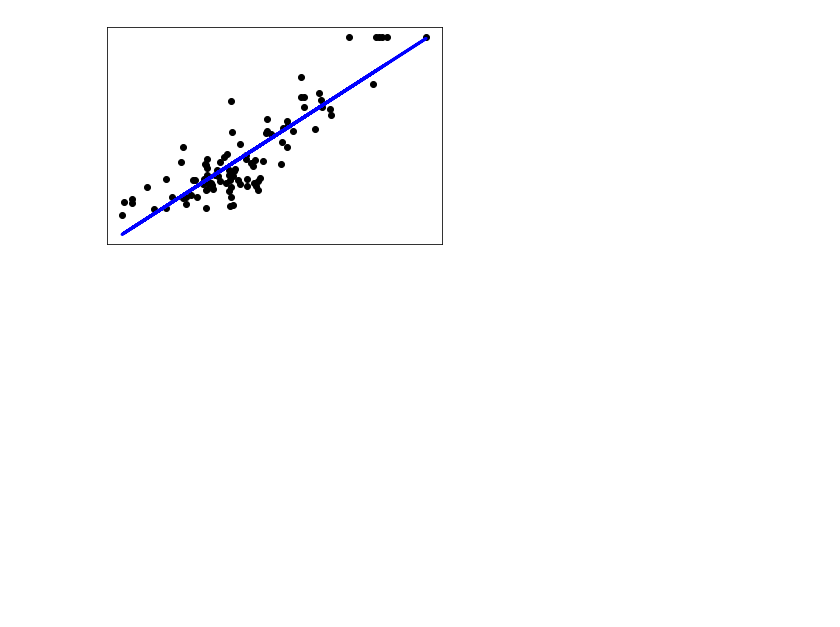
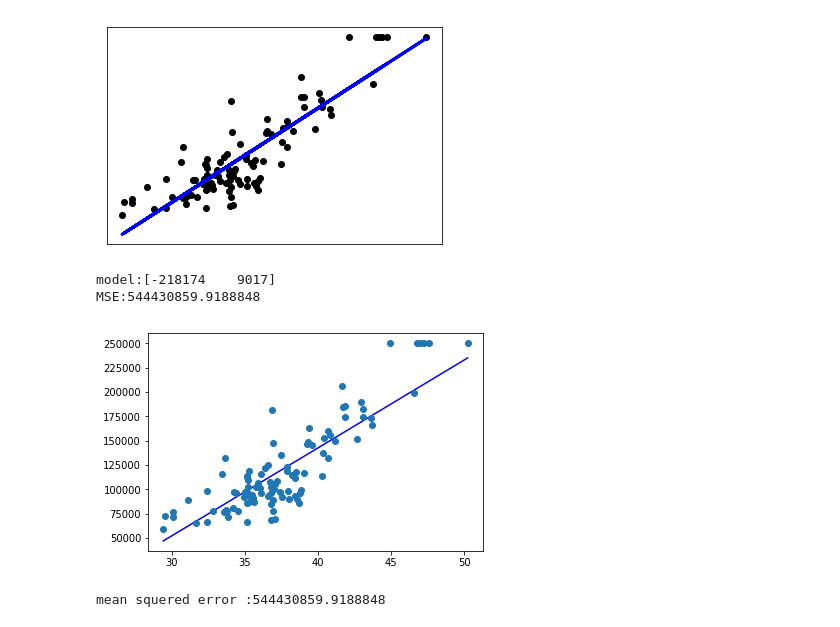
Before and after one commit to teruuuuuu/python_notebook, a Jupyter notebook: notebook/machine_learing_crash_course/shukudai/tankaiki.ipynb, the cells around one changed output. Drawn from its saved outputs; the diff is of its cells as text; code cells hidden in the pictures; blank space fills up the shorter version.

```diff
--- a/notebook/machine_learing_crash_course/shukudai/tankaiki.ipynb
+++ b/notebook/machine_learing_crash_course/shukudai/tankaiki.ipynb
@@ -369,3 +369,39 @@ plt.yticks(())
 plt.show()
 # %% [output]
 [figure]
+# %%
+def gradDesent(learning_rate, df):
+    df_ans = pd.DataFrame(index=df.index, columns=[])
+    df_x = pd.DataFrame(index=df.index, columns=[])
+    df_x['b'] = 1
+    df_x['x'] = df['x']
+    current_model = np.array([1, 1])
+    for i in range (100):
+        grad = pd.DataFrame(index=df.index, columns=[])
+        grad = (df['y'] - np.dot(df_x, current_model) ) * df_x['x']  / len(grad)
+        current_model[1] += grad.sum() * learning_rate
+        current_model[0] +=  ((df['y'] - np.dot(df_x, current_model)) / len(df_x)).sum()
+        df_ans = pd.DataFrame(index=df.index, columns=[])
+        df_ans['y'] = np.dot(df_x, current_model.T)
+        df_ans['signed_error']  = df ['y'] - df_ans['y']
+        df_ans['squered_error'] = df_ans['signed_error'] * df_ans['signed_error']
+    return current_model, df_ans['squered_error'].sum() / len(df_ans)
+# %%
+learning_rate = 0.001
+gradAns = gradDesent(learning_rate, df)
+print("model:" + str(gradAns[0]))
+print("MSE:" + str(gradAns[1]))
+# %% [output]
+model:[-218174    9017]
+MSE:544430859.9188848
+# %%
+line5 = simple_liner_model(gradAns[0][1], gradAns[0][0])
+# 図示してみる
+x = np.linspace(df['x'].min(),df['x'].max())
+plt.plot(x,list(map(line5, x)),"b-")
+plt.plot(df['x'], df['y'], 'o')
+plt.show()
+print('mean squered error :' + str(gradAns[1]))
+# %% [output]
+[figure, added]
+mean squered error :544430859.9188848
```
